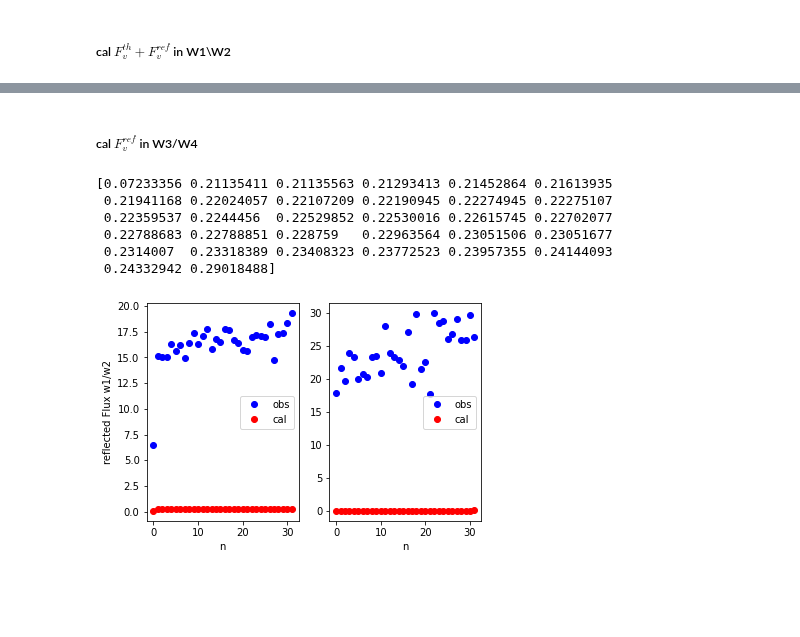
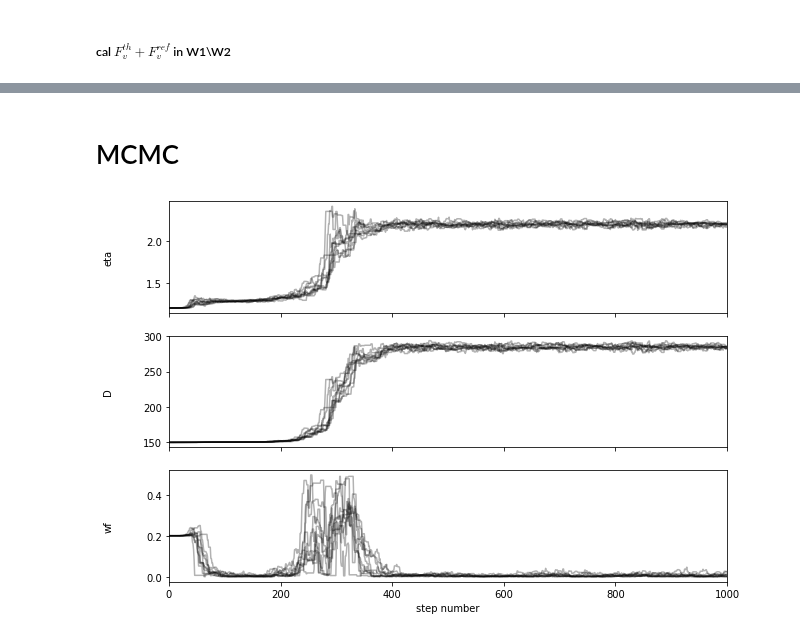
Before and after one commit to AstroHHQ/learngit, a Jupyter notebook: JHX2010CO1/MCMC_ref_2010co1.ipynb, the cells around one changed output, grey strips where cells are left out. Drawn from its saved outputs; the diff is of its cells as text; code cells hidden in the pictures; blank space fills up the shorter version.

```diff
--- a/JHX2010CO1/MCMC_ref_2010co1.ipynb
+++ b/JHX2010CO1/MCMC_ref_2010co1.ipynb
@@ -399,25 +370,10 @@ Text(0.5, 0, 'n')
-# %% [markdown]
-##### cal $F_v^{ref}$ in W3/W4
-# %%
-fluxRef341 = calFref(346,delta_N[0:32],d_N[0:32],alpha_N[0:32],12e-6,epsi)
-fluxRef342 = calFref(346,delta_N[32:64],d_N[32:64],alpha_N[32:64],22e-6,epsi)
-plt.subplot(1,2,1)
-plt.plot(y[0:32],'bo',label = 'obs')
-plt.plot(fluxRef341,'ro',label = 'cal')
-plt.legend()
-plt.xlabel("n")
-plt.ylabel("reflected Flux w1/w2");
-plt.subplot(1,2,2)
-plt.plot(y[32:64],'bo',label = 'obs')
-plt.plot(fluxRef342,'ro',label = 'cal')
-plt.legend()
-plt.xlabel("n")
-print(fluxRef341)
-# %% [output]
-[0.07233356 0.21135411 0.21135563 0.21293413 0.21452864 0.21613935
- 0.21941168 0.22024057 0.22107209 0.22190945 0.22274945 0.22275107
- 0.22359537 0.2244456  0.22529852 0.22530016 0.22615745 0.22702077
- 0.22788683 0.22788851 0.228759   0.22963564 0.23051506 0.23051677
- 0.2314007  0.23318389 0.23408323 0.23772523 0.23957355 0.24144093
- 0.24332942 0.29018488]
-[figure, removed]
+# %% [markdown]
+# MCMC
+# %%
+#initial
+eta_gs = 1.2
+D_gs = 150
+eta_gss = [0.5,5]
+D_gss = [1,500]
+wf_gs = 0.2
+wf_gss = [0,0.5]
@@ -423,0 +402,27 @@ print(fluxRef341)
+# %%
+#initial para guesses
+eta = eta_gs
+D = D_gs
+wf = wf_gs
+theta = [eta, D,wf]
+# %%
+import emcee
+#initialize sampler
+ndim, nwalkers = len(theta), 10
+sampler = emcee.EnsembleSampler(nwalkers, ndim, log_probability, args=(x_jhx, y, y*0.1))
+pos = [theta + 1e-6*np.random.randn(ndim) for i in range(nwalkers)]
+#run mcmc
+sampler.run_mcmc(pos, 1000, progress=True);
+# %%
+fig, axes = plt.subplots(3, figsize=(10, 7), sharex=True)
+samples = sampler.get_chain()
+labels = ["eta", "D", "wf"]
+for i in range(ndim):
+    ax = axes[i]
+    ax.plot(samples[:, :, i], "k", alpha=0.3)
+    ax.set_xlim(0, len(samples))
+    ax.set_ylabel(labels[i])
+    ax.yaxis.set_label_coords(-0.1, 0.5)
+    axes[-1].set_xlabel("step number");
+# %% [output]
+[figure, added]
```
Also changed, not shown: parts of 19 cells of this notebook, 3 other files.
